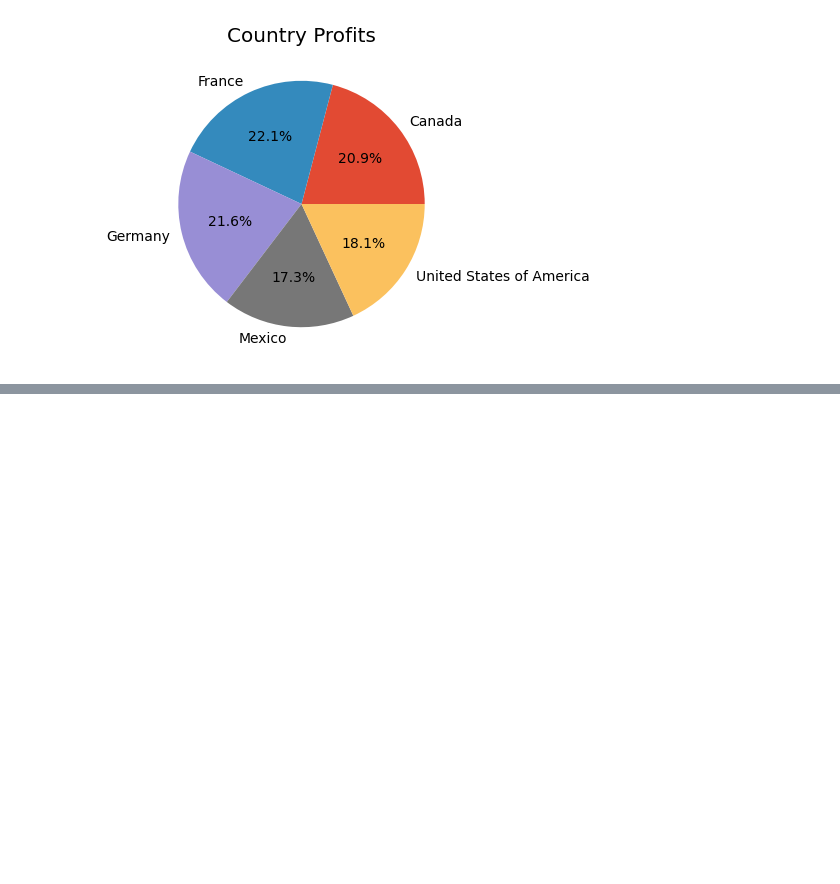
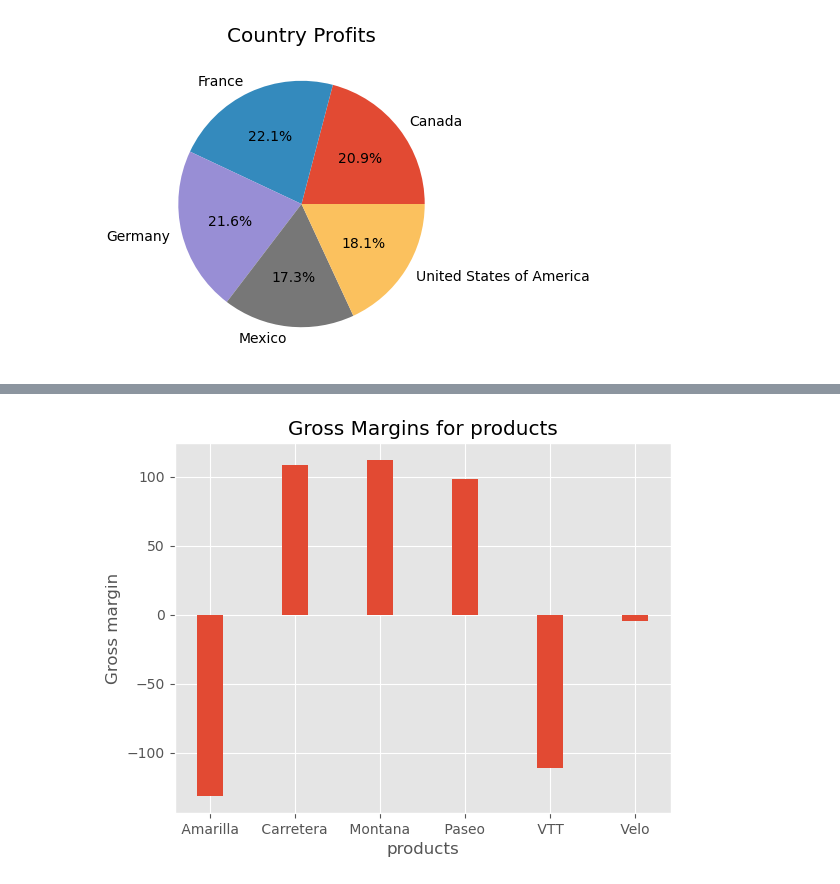
Before and after one commit to mominj10/financialanalysis, a Jupyter notebook: CompanyFinancials.ipynb, the cells around one changed output, grey strips where cells are left out. Saved outputs shown, nothing was run; the diff lists cells and outputs as text; code cells hidden in the pictures; blank space fills up the shorter version.

```diff
--- a/CompanyFinancials.ipynb
+++ b/CompanyFinancials.ipynb
@@ -158,0 +136,15 @@ dtype: object
+# %%
+import numpy as np
+
+sign = ['Units Sold', 'Manufacturing Price', 'Sale Price', 'Gross Sales', 'Discounts', 'Sales', 'COGS', 'Profit']
+
+for column in sign:
+    # Replace non-numeric values (e.g., '-') with NaN
+    df[column] = pd.to_numeric(df[column], errors='coerce')
+
+    # Convert the column to float
+    df[column] = df[column].astype(float)
+
+#for column in sign:
+   #df[column]=df[column].astype(float)
+df.dtypes
@@ -287,3 +299,5 @@ plt.title('Country Profits')
 plt.show()
 # %% [output]
 [figure]
+# %%
+prod=df.groupby('Product').agg({'Units Sold':'sum','Manufacturing Price':'mean','Sale Price':'mean','Gross Sales':'sum','Profit':'sum','COGS':'sum'}).reset_index()
@@ -289,0 +314,4 @@ plt.show()
+# %%
+#Find Gross Margin by product
+prod['gross margin']=prod['Sale Price']-prod['Manufacturing Price']
+prod
@@ -289,0 +326,10 @@ plt.show()
+# %%
+plt.figure()
+bar_width=0.3
+plt.bar(prod['Product'],prod['gross margin'],width=bar_width)
+plt.xlabel('products')
+plt.ylabel('Gross margin')
+plt.title('Gross Margins for products')
+plt.show()
+# %% [output]
+[figure, added]
```
Also changed, not shown: parts of 12 cells of this notebook.
